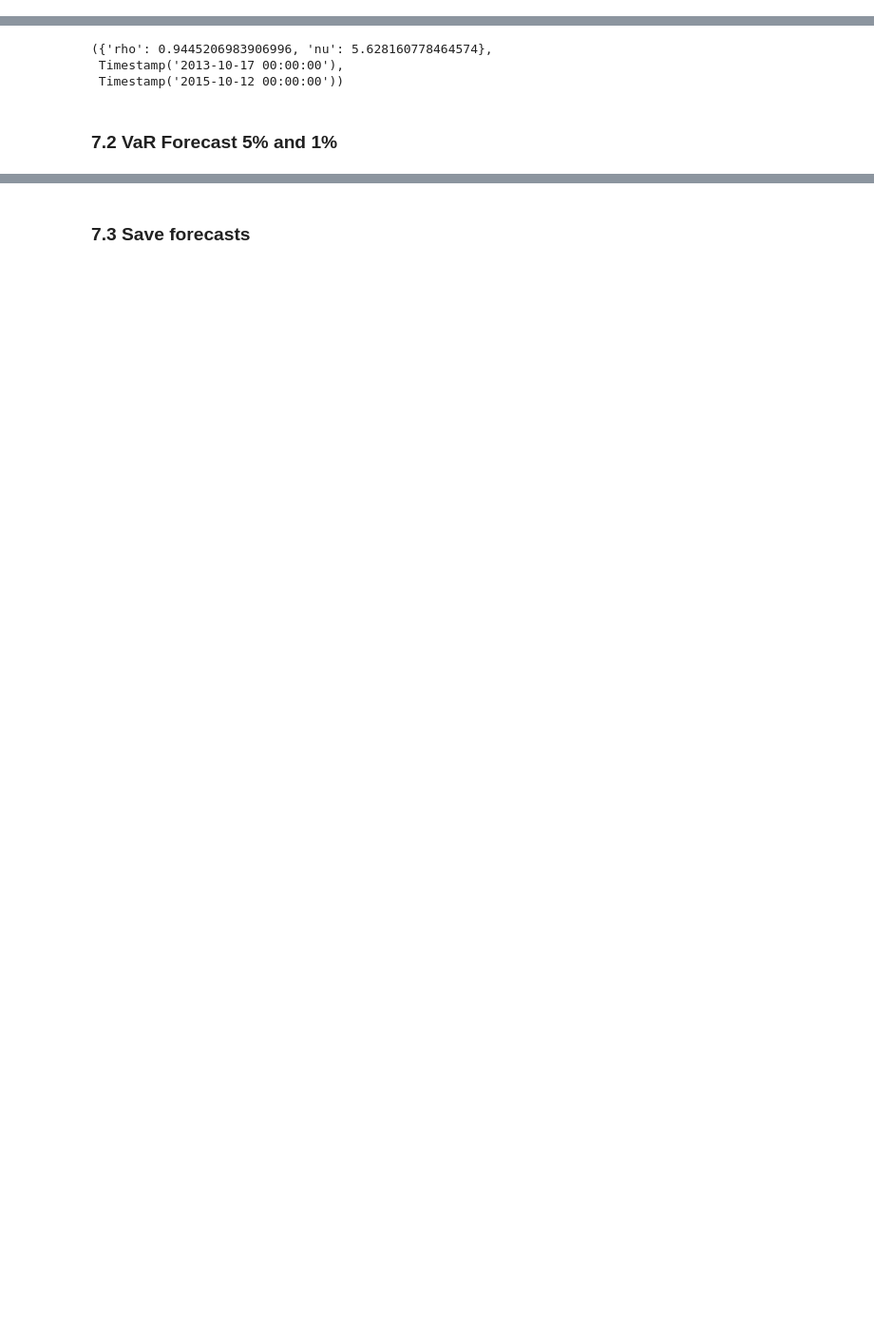
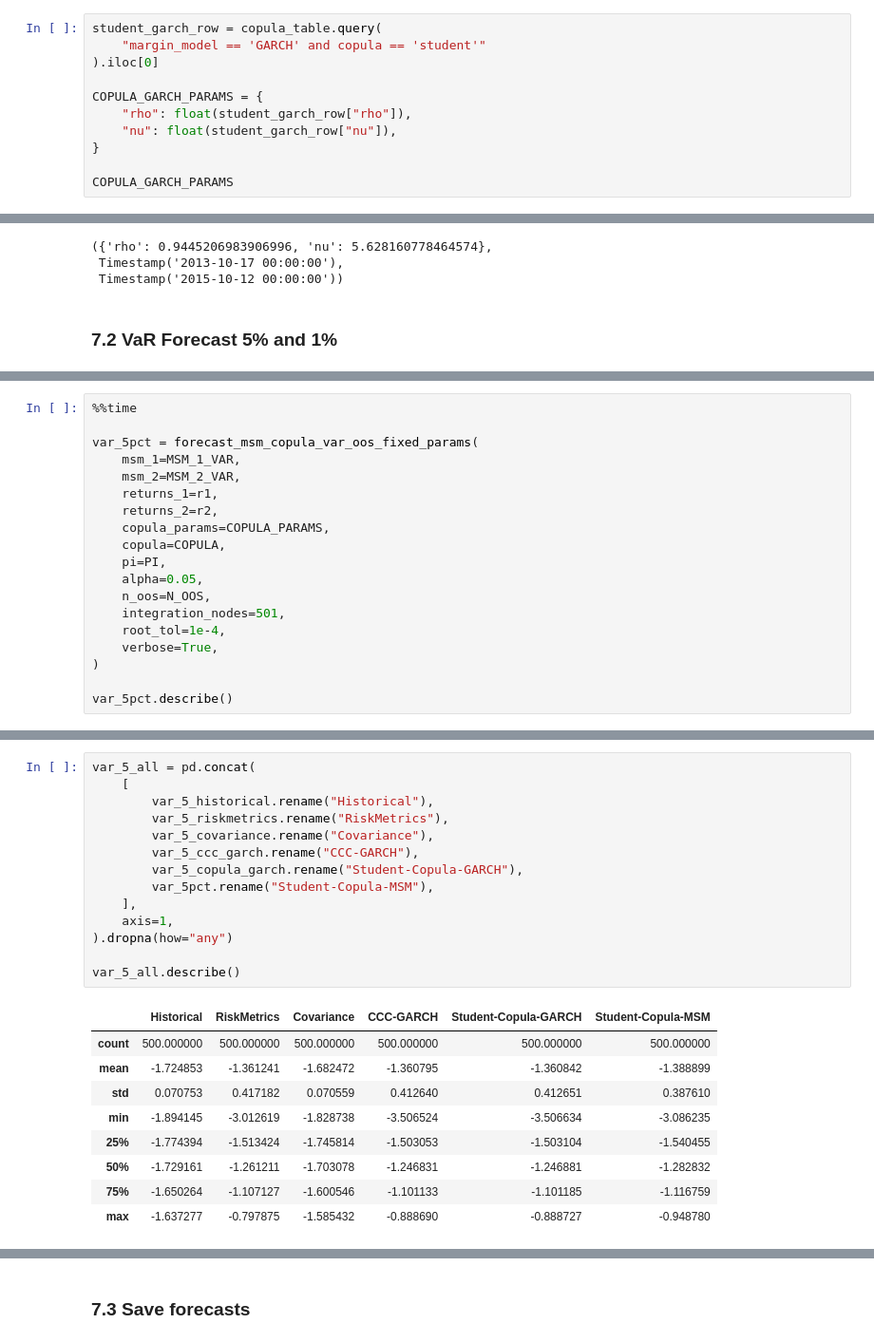
Before and after one commit to nathanli11/Forecasting_market_risk-Copula_MSM_Approach, a Jupyter notebook: notebooks/replication_workflow.ipynb, the cells around one changed output, grey strips where cells are left out. Shown at 95% size. Saved outputs shown, nothing was run; the diff lists cells and outputs as text; blank space fills up the shorter version.

```diff
--- a/notebooks/replication_workflow.ipynb
+++ b/notebooks/replication_workflow.ipynb
@@ -771,0 +793,11 @@ In this notebook, the first VaR implementation is a fixed-parameter approximatio
+# %%
+student_garch_row = copula_table.query(
+    "margin_model == 'GARCH' and copula == 'student'"
+).iloc[0]
+
+COPULA_GARCH_PARAMS = {
+    "rho": float(student_garch_row["rho"]),
+    "nu": float(student_garch_row["nu"]),
+}
+
+COPULA_GARCH_PARAMS
@@ -800,0 +841,19 @@ COPULA_PARAMS, oos_index[0], oos_index[-1]
+# %%
+%%time
+
+var_5pct = forecast_msm_copula_var_oos_fixed_params(
+    msm_1=MSM_1_VAR,
+    msm_2=MSM_2_VAR,
+    returns_1=r1,
+    returns_2=r2,
+    copula_params=COPULA_PARAMS,
+    copula=COPULA,
+    pi=PI,
+    alpha=0.05,
+    n_oos=N_OOS,
+    integration_nodes=501,
+    root_tol=1e-4,
+    verbose=True,
+)
+
+var_5pct.describe()
@@ -800,0 +948,24 @@ COPULA_PARAMS, oos_index[0], oos_index[-1]
+# %%
+var_5_all = pd.concat(
+    [
+        var_5_historical.rename("Historical"),
+        var_5_riskmetrics.rename("RiskMetrics"),
+        var_5_covariance.rename("Covariance"),
+        var_5_ccc_garch.rename("CCC-GARCH"),
+        var_5_copula_garch.rename("Student-Copula-GARCH"),
+        var_5pct.rename("Student-Copula-MSM"),
+    ],
+    axis=1,
+).dropna(how="any")
+
+var_5_all.describe()
+# %% [output]
+|  | Historical | RiskMetrics | Covariance | CCC-GARCH | Student-Copula-GARCH | Student-Copula-MSM |
+| count | 500.000000 | 500.000000 | 500.000000 | 500.000000 | 500.000000 | 500.000000 |
+| mean | -1.724853 | -1.361241 | -1.682472 | -1.360795 | -1.360842 | -1.388899 |
+| std | 0.070753 | 0.417182 | 0.070559 | 0.412640 | 0.412651 | 0.387610 |
+| min | -1.894145 | -3.012619 | -1.828738 | -3.506524 | -3.506634 | -3.086235 |
+| 25% | -1.774394 | -1.513424 | -1.745814 | -1.503053 | -1.503104 | -1.540455 |
+| 50% | -1.729161 | -1.261211 | -1.703078 | -1.246831 | -1.246881 | -1.282832 |
+| 75% | -1.650264 | -1.107127 | -1.600546 | -1.101133 | -1.101185 | -1.116759 |
+| max | -1.637277 | -0.797875 | -1.585432 | -0.888690 | -0.888727 | -0.948780 |
```
Also changed, not shown: parts of 27 cells of this notebook, 12 other files.
